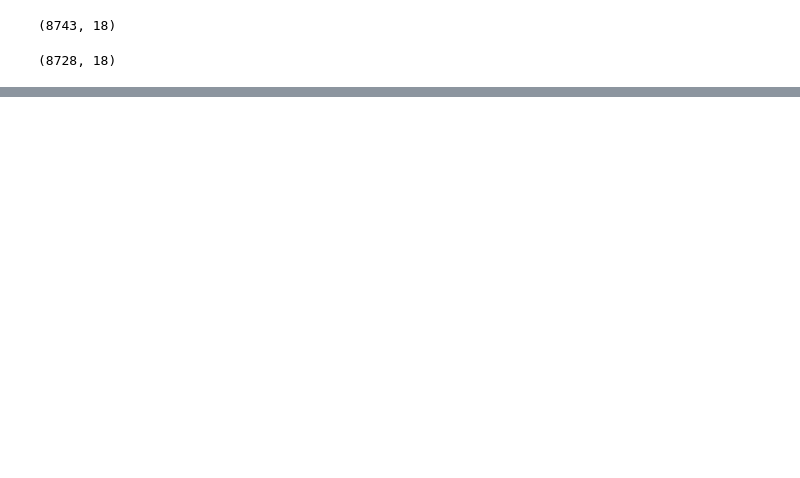
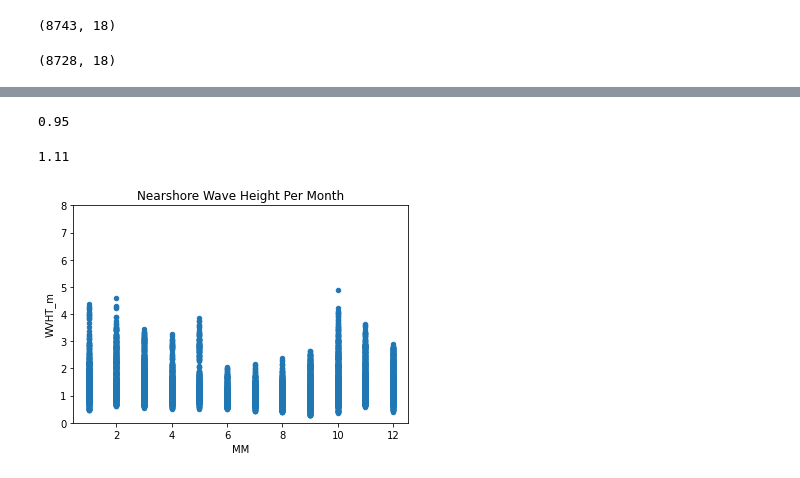
Before and after one commit to surfevant/Data-Mining-Project, a Jupyter notebook: ForecastModel.ipynb, the cells around one changed output, grey strips where cells are left out. Saved outputs shown, nothing was run; the diff lists cells and outputs as text; code cells hidden in the pictures; blank space fills up the shorter version.

Commit message:
exploring data and scatter plot

```diff
--- a/ForecastModel.ipynb
+++ b/ForecastModel.ipynb
@@ -64,0 +77,18 @@ osDf.head(8)
+# %%
+#Most frequent wave height (not  mean value) below a meter lol
+nsDf['WVHT_m'].value_counts().idxmax()
+# %% [output]
+0.95
+# %%
+#Most frequent wave height (not  mean value) 3.33 meters
+osDf['WVHT_m'].value_counts().idxmax()
+# %% [output]
+1.11
+# %%
+#the wave height for months in the year (nearshore)
+import matplotlib.pyplot as plt
+nsDf.plot(kind='scatter', x='MM', y='WVHT_m',ylim=(0,8))
+plt.title('Nearshore Wave Height Per Month')
+plt.show()
+# %% [output]
+[figure, added]
```
Also changed, not shown: parts of 5 cells of this notebook.
